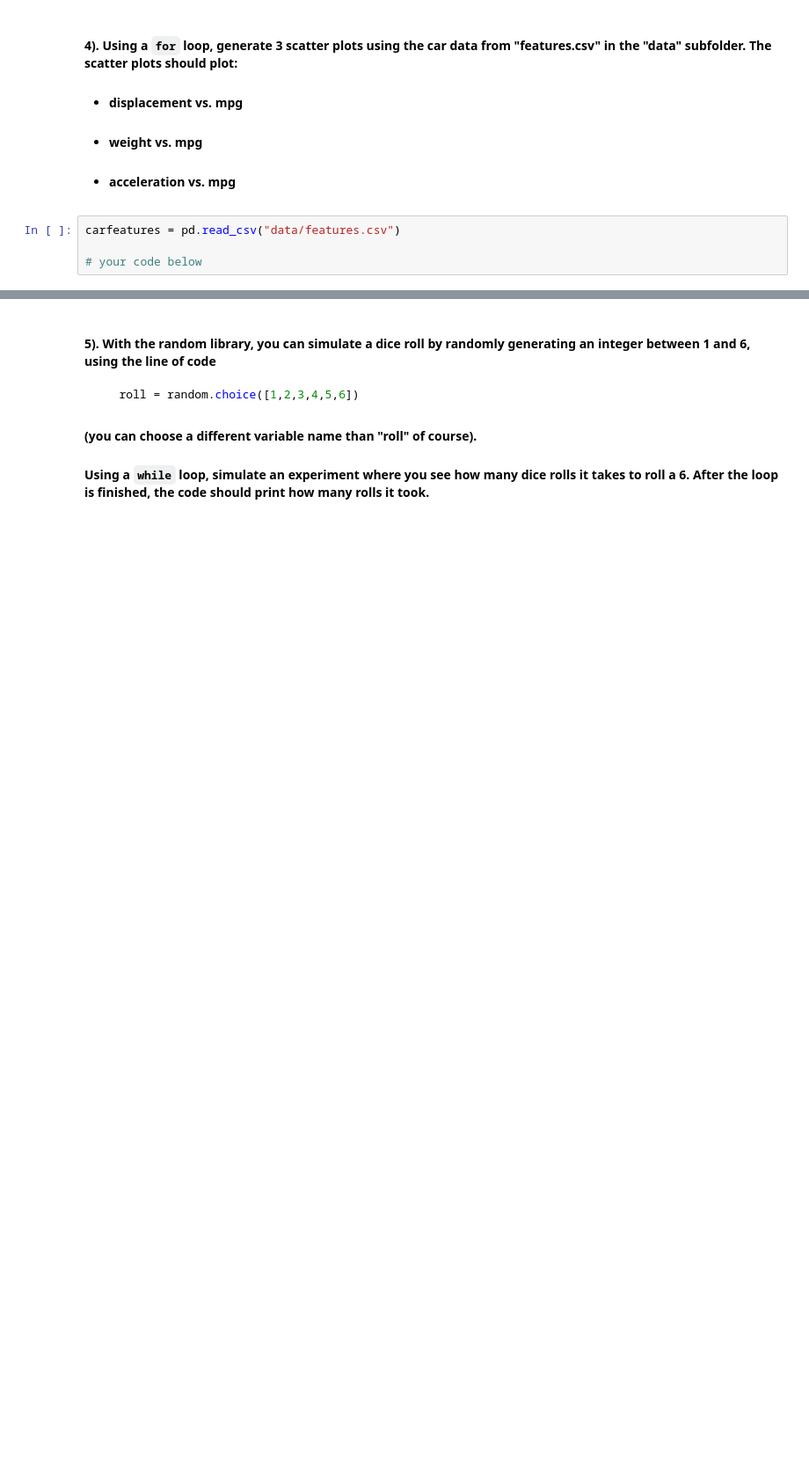
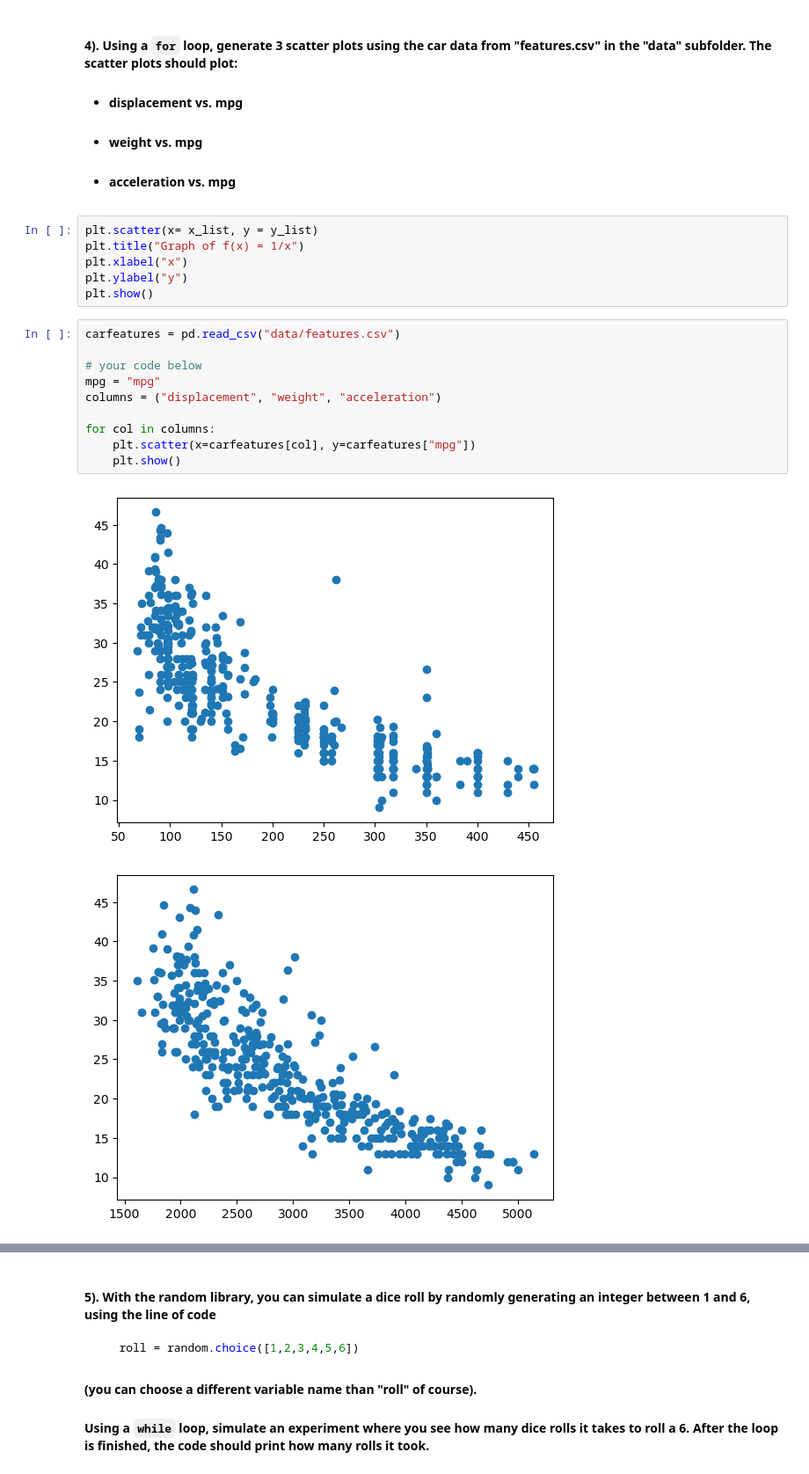
Before and after one commit to yjprk/datasci151spring2026, a Jupyter notebook: notes/lecture_08/lecture_08.ipynb, the cells around one changed output, grey strips where cells are left out. Shown at 88% size. Cells and saved outputs as stored; diff of their text form; blank space fills up the shorter version.

```diff
--- a/notes/lecture_08/lecture_08.ipynb
+++ b/notes/lecture_08/lecture_08.ipynb
@@ -784,7 +917,22 @@ n = 31 # run this cell with other positive integers (start smaller to check your
 - #### displacement vs. mpg
 - #### weight vs. mpg
 - #### acceleration vs. mpg
+# %%
+plt.scatter(x= x_list, y = y_list)
+plt.title("Graph of f(x) = 1/x")
+plt.xlabel("x")
+plt.ylabel("y")
+plt.show()
 # %%
 carfeatures = pd.read_csv("data/features.csv")
 
 # your code below
+mpg = "mpg"
+columns = ("displacement", "weight", "acceleration")
+
+for col in columns:
+    plt.scatter(x=carfeatures[col], y=carfeatures["mpg"])
+    plt.show()
+# %% [output]
+[figure, added]
+[figure, added]
```
Also changed, not shown: parts of 16 cells of this notebook, 1 other file.
